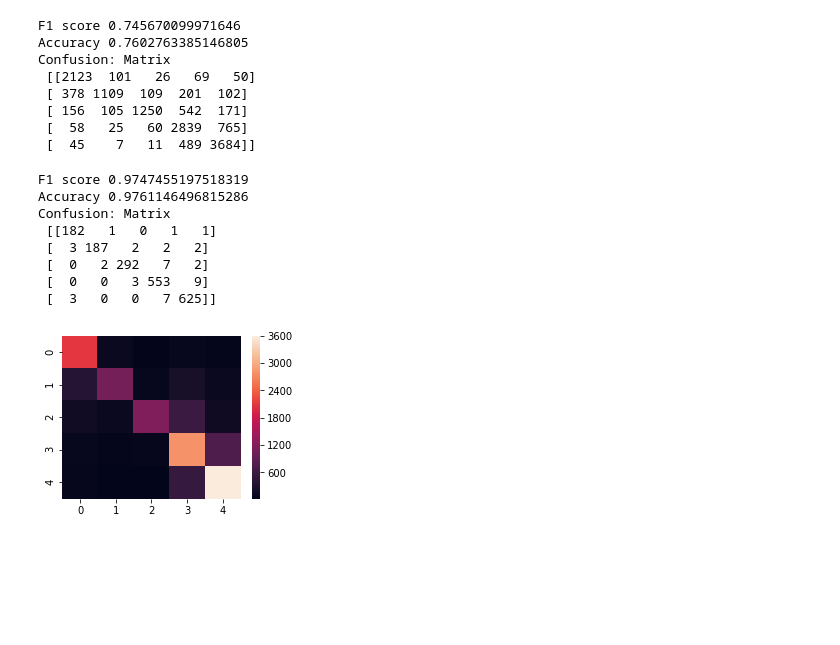
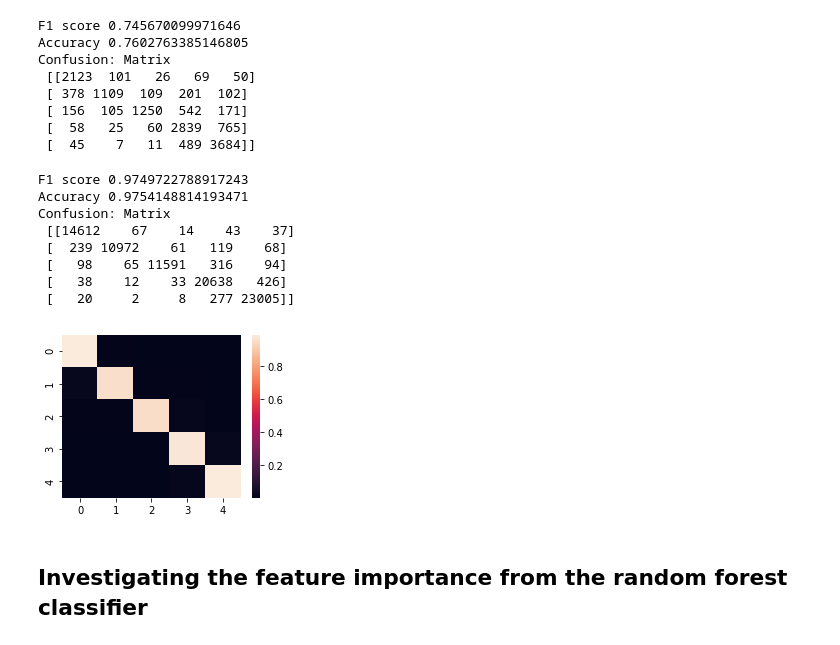
Before and after one commit to XC-Li/Yelp_review_sentiment_modeling, a Jupyter notebook: bag_of_words_model_v2.ipynb, the cells around one changed output. Saved outputs shown, nothing was run; the diff lists cells and outputs as text; code cells hidden in the pictures; blank space fills up the shorter version.

```diff
--- a/bag_of_words_model_v2.ipynb
+++ b/bag_of_words_model_v2.ipynb
@@ -115,5 +137,9 @@ for i in tqdm(range(len(review))):
     X.append(sentence_tokenizer(review[i]))
 # %% [output]
 Wall time: 23min 52s
+# %%
+#if you have this csv file already saved to the local drive
+processed_df = pd.read_csv('processed_small_all.csv', encoding='utf-8', dtype={'review': str, 'typeA': int, 'typeB': int, 'star': int})
+X = processed_df['review']
 # %%
 processed_df = pd.DataFrame({'review':X,'star':y})
@@ -340,14 +364,16 @@ Confusion: Matrix
 # %%
 #apply this model to other category
 def model_tester(trained_model, X, y_true, visualization=False):
-    y_pred = trained_model.predict(X)
+    y_pred = trained_model.predict(X.values.astype('U')) #ensure the reviews are unicode strings. This could be an issue when reading data from csv
     print('F1 score',f1_score(y_true, y_pred, average='macro'))
     print('Accuracy', accuracy_score(y_true, y_pred))
     print('Confusion: Matrix \n', confusion_matrix(y_true, y_pred))
 
     if visualization == True:
+        cm = confusion_matrix(y_true, y_pred)
+        cm = cm/ cm.astype(np.float).sum(axis=1)
         plt.figure(figsize=(4,3))
-        sns.heatmap(confusion_matrix(y_test, y_pred_lsa_tf))
+        sns.heatmap(cm)
         plt.show()
 # %%
 americanOld = processed_df[processed_df['typeA'] == 1]
@@ -422,7 +448,7 @@ use the entire dataset to train the model.
 Using the entire data set to train the model yield an accuracy score of about 76%. Applying this model to any of the categories...
 # %%
 all_data = full_model
-all_data.fit(X_train, y_train)
+all_data.fit(X_train.values.astype('U'), y_train)
 y_pred = all_data.predict(X_test)
 print('F1 score',f1_score(y_test, y_pred, average='macro'))
 print('Accuracy', accuracy_score(y_test, y_pred))
@@ -437,14 +463,16 @@ Confusion: Matrix
  [  58   25   60 2839  765]
  [  45    7   11  489 3684]]
 # %%
-model_tester(all_data, coffee['review'], coffee['star'], visualization=True)
+model_tester(all_data, night['review'], night['star'], visualization=True)
 # %% [output]
-F1 score 0.9747455197518319
-Accuracy 0.9761146496815286
+F1 score 0.9749722788917243
+Accuracy 0.9754148814193471
 Confusion: Matrix
- [[182   1   0   1   1]
- [  3 187   2   2   2]
- [  0   2 292   7   2]
- [  0   0   3 553   9]
- [  3   0   0   7 625]]
+ [[14612    67    14    43    37]
+ [  239 10972    61   119    68]
+ [   98    65 11591   316    94]
+ [   38    12    33 20638   426]
+ [   20     2     8   277 23005]]
-[figure, old version]
+[figure, new version]
+# %% [markdown]
+## Investigating the feature importance from the random forest classifier
```
Also changed, not shown: parts of 19 cells of this notebook.
